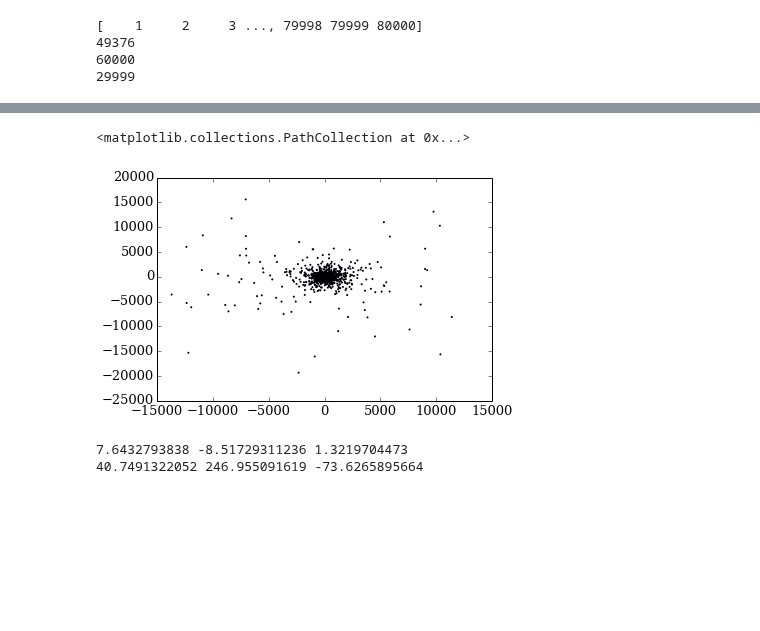
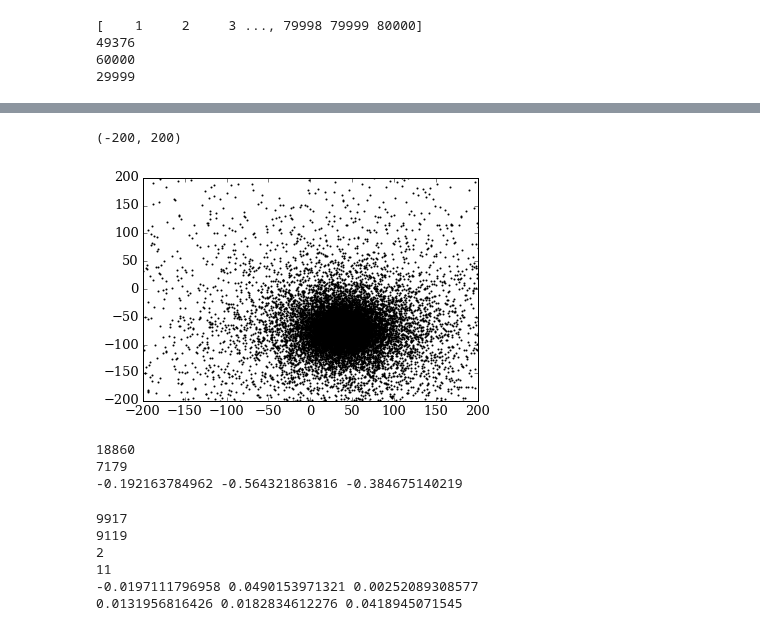
Before and after one commit to jngaravitoc/LMC-MW, a Jupyter notebook: code/CM/CM_method_description.ipynb, the cells around one changed output, grey strips where cells are left out. Drawn from its saved outputs; the diff is of its cells as text; code cells hidden in the pictures; blank space fills up the shorter version.

```diff
--- a/code/CM/CM_method_description.ipynb
+++ b/code/CM/CM_method_description.ipynb
@@ -77,7 +97,13 @@ CM(x1, y1, z1, 0, 0, 0, 0.5)
 # %%
 from pygadgetreader import *
 # %%
-#positions = readsnap("../../data/LMCMW/MW1LMC4/MW1LMC4_000", 'pos', 'dm')
+positions = readsnap("../../data/LMCMW/MW1LMC4/snapshots/MW1LMC4_000", 'pos', 'dm')
 velocities = readsnap("../../data/LMCMW/MW1LMC4/snapshots/MW1LMC4_000", 'vel', 'dm')
-#particles_ids = readsnap("../../data/LMCMW/MW1LMC4/ICs1/MW1LMC4_000", 'pid', 'dm')
+particles_ids = readsnap("../../data/LMCMW/MW1LMC4/snapshots/MW1LMC4_000", 'pid', 'dm')
+disk = readsnap("../../data/LMCMW/MW1LMC4/snapshots/MW1LMC4_000", 'pos', 'disk')
+vdisk = readsnap("../../data/LMCMW/MW1LMC4/snapshots/MW1LMC4_000", 'vel', 'disk')
+bulge = readsnap("../../data/LMCMW/MW1LMC4/snapshots/MW1LMC4_000", 'pos', 'bulge')
+vbulge = readsnap("../../data/LMCMW/MW1LMC4/snapshots/MW1LMC4_000", 'vel', 'bulge')
+
+#potential = readsnap("../../data/LMCMW/MW1LMC4/snapshots/MW1LMC4_000", 'pot', 'dm')
 # %% [output]
@@ -117,14 +183,31 @@ scatter(x_sim_mw, z_sim_mw, s=1.0)
 # %%
 scatter(x_sim_lmc, z_sim_lmc, s=1.0)
+xlim(-200, 200)
+ylim(-200, 200)
 # %% [output]
-<matplotlib.collections.PathCollection at 0x...>
+(-200, 200)
-[figure, old version]
+[figure, new version]
 # %%
-X_sim_mwCM, Y_sim_mwCM, Z_sim_mwCM = CM(x_sim_mw, y_sim_mw, z_sim_mw, 0, 0, 0, 10)
-X_sim_lmcCM, Y_sim_lmcCM, Z_sim_lmcCM = CM(x_sim_lmc, y_sim_lmc, z_sim_lmc, 0, 0, 0, 10)
+X_sim_mwCM, Y_sim_mwCM, Z_sim_mwCM, vX_sim_mwCM, vY_sim_mwCM, vZ_sim_mwCM = CM(x_sim_mw, y_sim_mw, z_sim_mw, vx_sim_mw, vy_sim_mw, vz_sim_mw, 0.5)
+X_sim_lmcCM, Y_sim_lmcCM, Z_sim_lmcCM, vX_sim_lmcCM, vY_sim_lmcCM, vZ_sim_lmcCM = CM(x_sim_lmc, y_sim_lmc, z_sim_lmc, vx_sim_lmc, vy_sim_lmc, vz_sim_lmc, 0.1)
+
+print X_sim_mwCM[-1], Y_sim_mwCM[-1], Z_sim_mwCM[-1]
+# %% [output]
+18860
+7179
+-0.192163784962 -0.564321863816 -0.384675140219
-# %%
-print X_sim_mwCM, Y_sim_mwCM, Z_sim_mwCM
-print X_sim_lmcCM, Y_sim_lmcCM, Z_sim_lmcCM
-# %% [output]
-7.6432793838 -8.51729311236 1.3219704473
-40.7491322052 246.955091619 -73.6265895664
+# %%
+X_sim_disk, Y_sim_disk, Z_sim_disk, vX_sim_disk, vY_sim_disk, vZ_sim_disk = CM(x_disk, y_disk, z_disk, vx_disk, vy_disk, vz_disk, 0.01)
+X_sim_bulge, Y_sim_bulge, Z_sim_bulge, vX_sim_bulge, vY_sim_bulge, vZ_sim_bulge = CM(x_bulge, y_bulge, z_bulge, vx_bulge, vy_bulge, vz_bulge, 0.01)
+
+print len(X_sim_disk)
+print len(X_sim_bulge)
+print X_sim_disk[-1], Y_sim_disk[-1], Z_sim_disk[-1]
+print X_sim_bulge[-1], Y_sim_bulge[-1], Z_sim_bulge[-1]
+# %% [output]
+9917
+9119
+2
+11
+-0.0197111796958 0.0490153971321 0.00252089308577
+0.0131956816426 0.0182834612276 0.0418945071545
```
Also changed, not shown: parts of 13 cells of this notebook, 2 other files.
